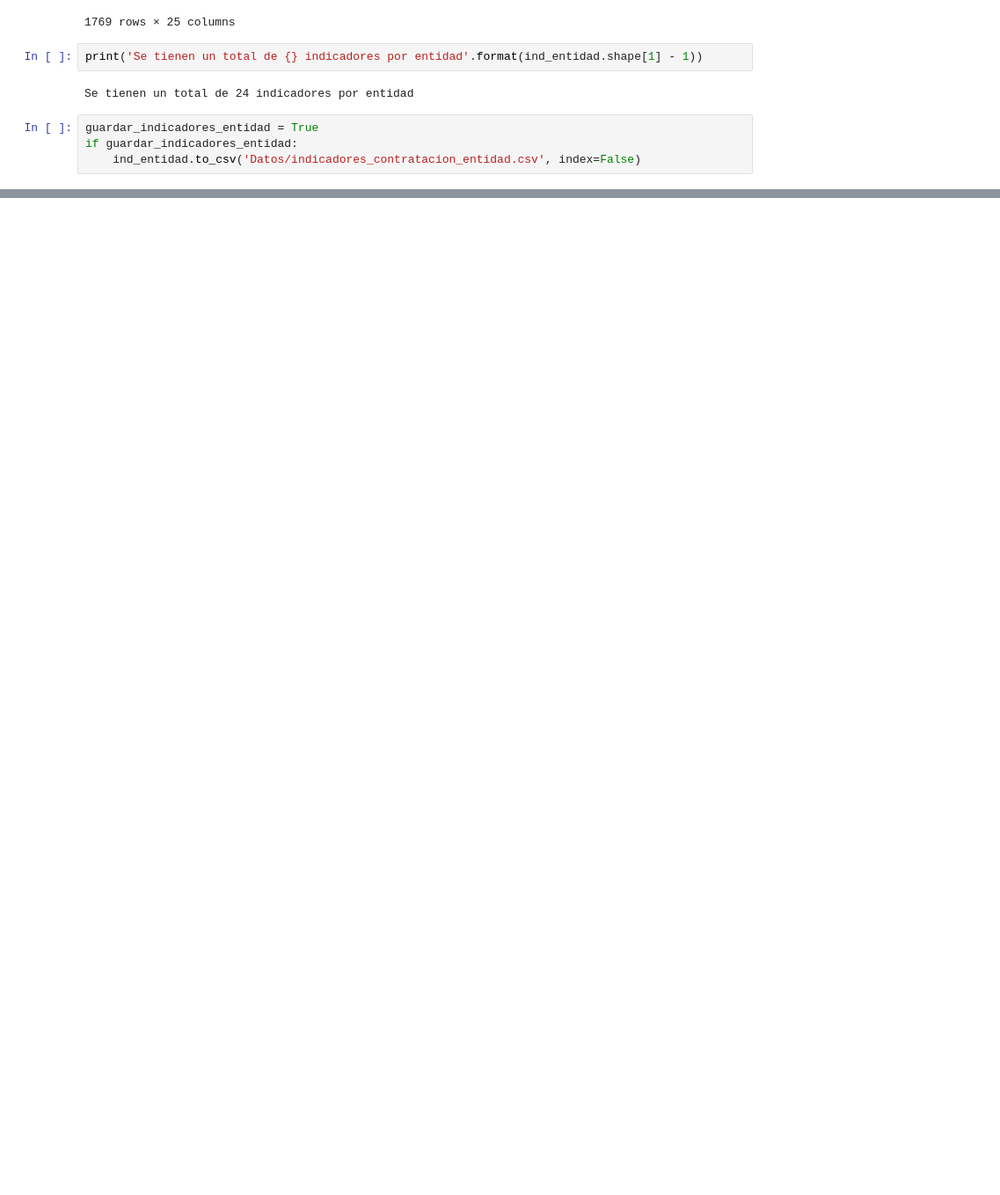
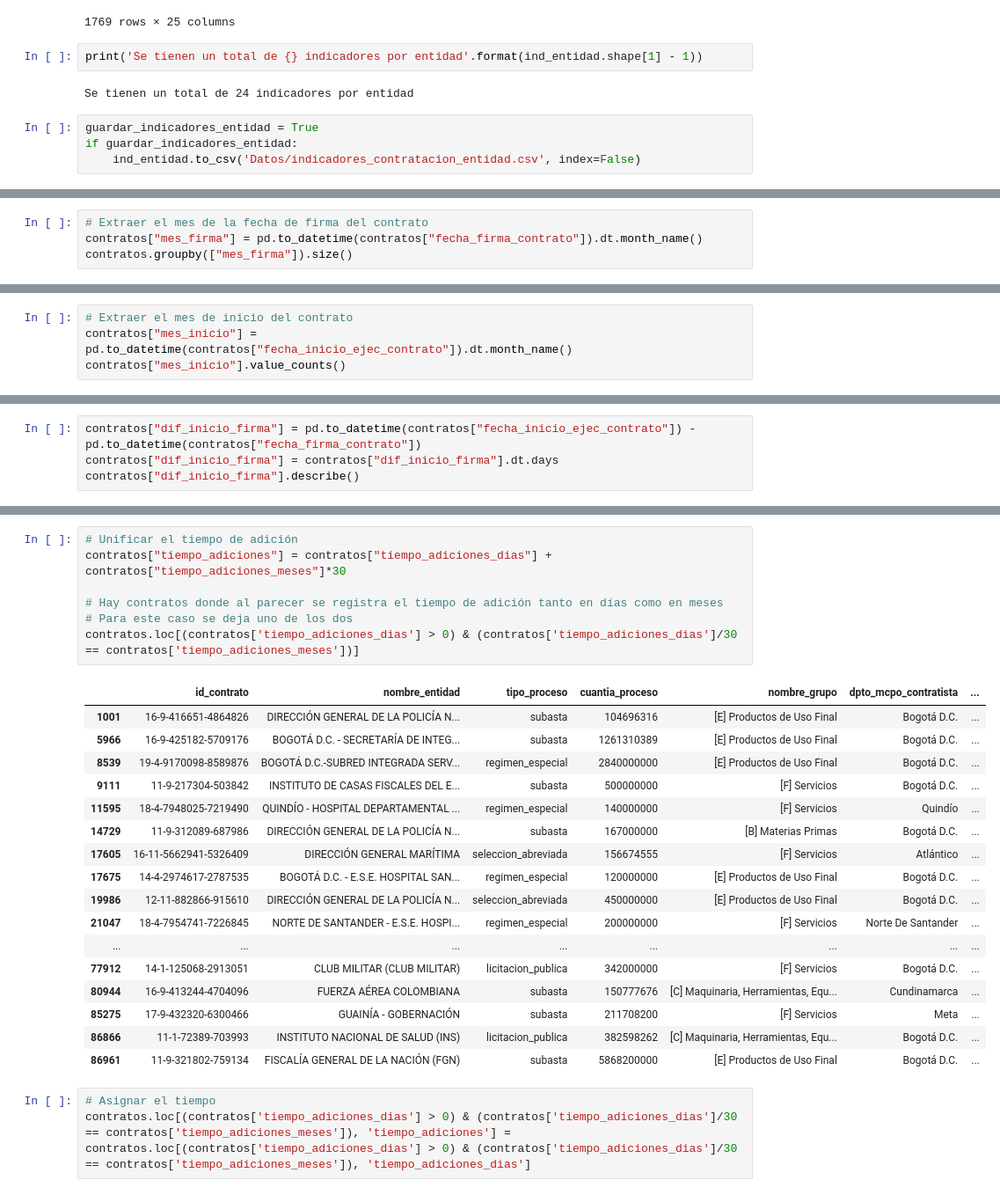
Before and after one commit to hfelizzola/Codigos-y-Modelos, a Jupyter notebook: procesamiento_limpieza.ipynb, the cells around one changed output, grey strips where cells are left out. Shown: that part at 88% size. Cells and saved outputs as stored; diff of their text form; blank space fills up the shorter version.

```diff
--- a/procesamiento_limpieza.ipynb
+++ b/procesamiento_limpieza.ipynb
@@ -854,0 +947,4 @@ if guardar_indicadores_entidad:
+# %%
+# Extraer el mes de la fecha de firma del contrato
+contratos["mes_firma"] = pd.to_datetime(contratos["fecha_firma_contrato"]).dt.month_name()
+contratos.groupby(["mes_firma"]).size()
@@ -854,0 +966,4 @@ if guardar_indicadores_entidad:
+# %%
+# Extraer el mes de inicio del contrato
+contratos["mes_inicio"] = pd.to_datetime(contratos["fecha_inicio_ejec_contrato"]).dt.month_name()
+contratos["mes_inicio"].value_counts()
@@ -854,0 +984,4 @@ if guardar_indicadores_entidad:
+# %%
+contratos["dif_inicio_firma"] = pd.to_datetime(contratos["fecha_inicio_ejec_contrato"]) - pd.to_datetime(contratos["fecha_firma_contrato"])
+contratos["dif_inicio_firma"] = contratos["dif_inicio_firma"].dt.days
+contratos["dif_inicio_firma"].describe()
@@ -854,0 +1043,28 @@ if guardar_indicadores_entidad:
+# %%
+# Unificar el tiempo de adición
+contratos["tiempo_adiciones"] = contratos["tiempo_adiciones_dias"] + contratos["tiempo_adiciones_meses"]*30
+
+# Hay contratos donde al parecer se registra el tiempo de adición tanto en días como en meses
+# Para este caso se deja uno de los dos
+contratos.loc[(contratos['tiempo_adiciones_dias'] > 0) & (contratos['tiempo_adiciones_dias']/30 == contratos['tiempo_adiciones_meses'])]
+# %% [output]
+|  | id_contrato | nombre_entidad | tipo_proceso | cuantia_proceso | nombre_grupo | dpto_mcpo_contratista | ... |
+| 1001 | 16-9-416651-4864826 | DIRECCIÓN GENERAL DE LA POLICÍA N... | subasta | 104696316 | [E] Productos de Uso Final | Bogotá D.C. | ... |
+| 5966 | 16-9-425182-5709176 | BOGOTÁ D.C. - SECRETARÍA DE INTEG... | subasta | 1261310389 | [E] Productos de Uso Final | Bogotá D.C. | ... |
+| 8539 | 19-4-9170098-8589876 | BOGOTÁ D.C.-SUBRED INTEGRADA SERV... | regimen_especial | 2840000000 | [E] Productos de Uso Final | Bogotá D.C. | ... |
+| 9111 | 11-9-217304-503842 | INSTITUTO DE CASAS FISCALES DEL E... | subasta | 500000000 | [F] Servicios | Bogotá D.C. | ... |
+| 11595 | 18-4-7948025-7219490 | QUINDÍO - HOSPITAL DEPARTAMENTAL ... | regimen_especial | 140000000 | [F] Servicios | Quindío | ... |
+| 14729 | 11-9-312089-687986 | DIRECCIÓN GENERAL DE LA POLICÍA N... | subasta | 167000000 | [B] Materias Primas | Bogotá D.C. | ... |
+| 17605 | 16-11-5662941-5326409 | DIRECCIÓN GENERAL MARÍTIMA | seleccion_abreviada | 156674555 | [F] Servicios | Atlántico | ... |
+| 17675 | 14-4-2974617-2787535 | BOGOTÁ D.C. - E.S.E. HOSPITAL SAN... | regimen_especial | 120000000 | [E] Productos de Uso Final | Bogotá D.C. | ... |
+| 19986 | 12-11-882866-915610 | DIRECCIÓN GENERAL DE LA POLICÍA N... | seleccion_abreviada | 450000000 | [E] Productos de Uso Final | Bogotá D.C. | ... |
+| 21047 | 18-4-7954741-7226845 | NORTE DE SANTANDER - E.S.E. HOSPI... | regimen_especial | 200000000 | [F] Servicios | Norte De Santander | ... |
+| ... | ... | ... | ... | ... | ... | ... | ... |
+| 77912 | 14-1-125068-2913051 | CLUB MILITAR (CLUB MILITAR) | licitacion_publica | 342000000 | [F] Servicios | Bogotá D.C. | ... |
+| 80944 | 16-9-413244-4704096 | FUERZA AÉREA COLOMBIANA | subasta | 150777676 | [C] Maquinaria, Herramientas, Equ... | Cundinamarca | ... |
+| 85275 | 17-9-432320-6300466 | GUAINÍA - GOBERNACIÓN | subasta | 211708200 | [F] Servicios | Meta | ... |
+| 86866 | 11-1-72389-703993 | INSTITUTO NACIONAL DE SALUD (INS) | licitacion_publica | 382598262 | [C] Maquinaria, Herramientas, Equ... | Bogotá D.C. | ... |
+| 86961 | 11-9-321802-759134 | FISCALÍA GENERAL DE LA NACIÓN (FGN) | subasta | 5868200000 | [E] Productos de Uso Final | Bogotá D.C. | ... |
+# %%
+# Asignar el tiempo
+contratos.loc[(contratos['tiempo_adiciones_dias'] > 0) & (contratos['tiempo_adiciones_dias']/30 == contratos['tiempo_adiciones_meses']), 'tiempo_adiciones'] = contratos.loc[(contratos['tiempo_adiciones_dias'] > 0) & (contratos['tiempo_adiciones_dias']/30 == contratos['tiempo_adiciones_meses']), 'tiempo_adiciones_dias']
```
Also changed, not shown: parts of 29 cells of this notebook, 1 other file.
